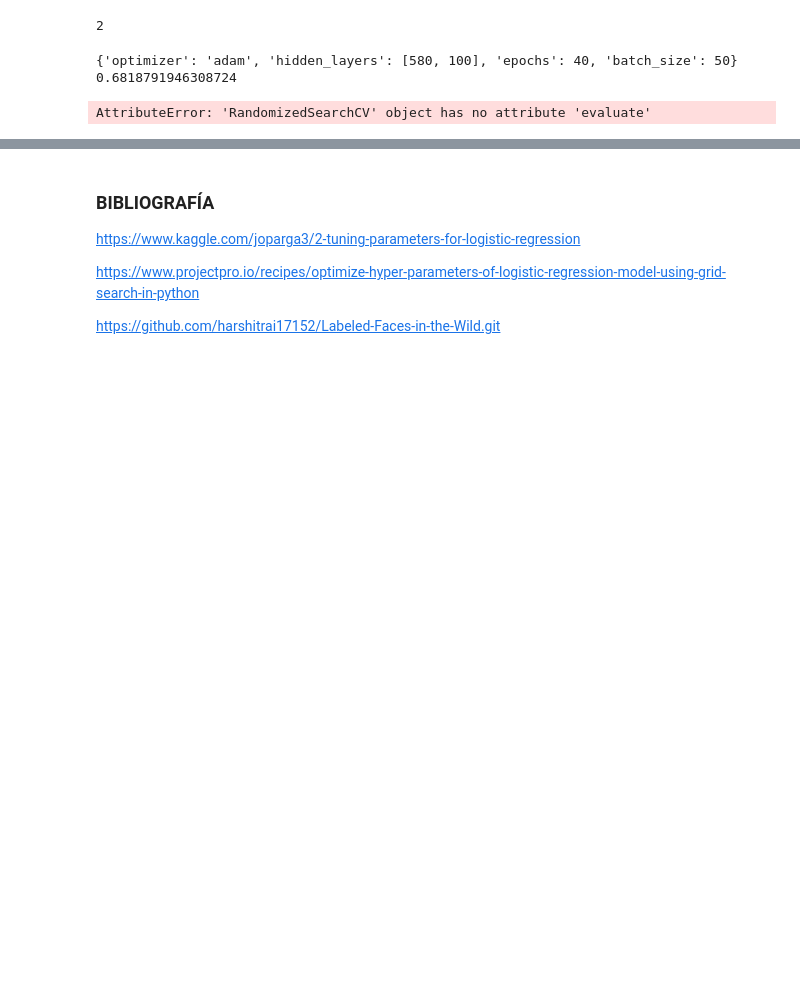
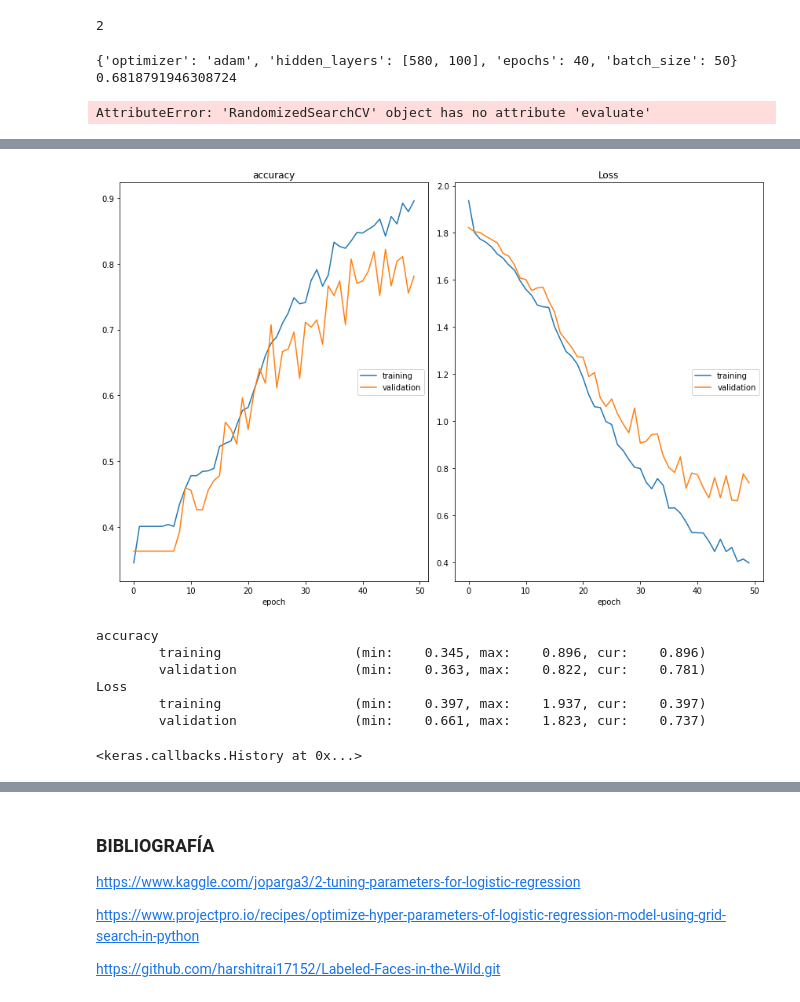
Before and after one commit to jega1228/Analisis_avanzado_Datos, a Jupyter notebook: P1 - MAAD 2 - Imagenes - NN.ipynb, the cells around one changed output, grey strips where cells are left out. Cells and saved outputs as stored; diff of their text form; code cells hidden in the pictures; blank space fills up the shorter version.

```diff
--- a/P1 - MAAD 2 - Imagenes - NN.ipynb
+++ b/P1 - MAAD 2 - Imagenes - NN.ipynb
@@ -222,0 +229,4 @@ AttributeError: 'RandomizedSearchCV' object has no attribute 'evaluate'
+# %%
+# DataSet : “Labeled Faces in the Wild”
+min_faces_per_person = 60 # número mínimo de fotos por personaje para filtrar la base
+resize=0.5 # Número de define la calidad de las imágenes
@@ -222,0 +256,24 @@ AttributeError: 'RandomizedSearchCV' object has no attribute 'evaluate'
+# %%
+# split into a training and testing set
+X_train_image, X_test_image, y_train_labels, y_test_labels = train_test_split(X, y, test_size=0.20, random_state=42)
+n_train=X_train_image.shape[0]
+n_test=X_test_image.shape[0]
+
+# Transformación
+X_train_image = X_train_image.reshape((n_train, W * H))
+X_train_image = X_train_image.astype('float32') / 255
+X_test_image = X_test_image.reshape((n_test, W * H))
+X_test_image = X_test_image.astype('float32') / 255
+
+# Categorización
+y_train_labels = to_categorical(y_train_labels)
+y_test_labels = to_categorical(y_test_labels)
+# %%
+# model compilation
+K.clear_session()
+model_1 = models.Sequential()
+model_1.add(layers.Dense(570, activation='relu', input_shape=(W * H,)))
+model_1.add(layers.Dense(95, activation='sigmoid'))
+model_1.add(layers.Dense(classes, activation='softmax'))
+model_1.compile(optimizer='adam',loss='categorical_crossentropy',metrics=['accuracy'])
+model_1.summary()
@@ -222,0 +295,17 @@ AttributeError: 'RandomizedSearchCV' object has no attribute 'evaluate'
+# %%
+# fit model
+size = 128 # Tamaño de la ventana
+epoc = 50 # Número de épocas
+
+#model_1.fit(X_train_image, y_train_labels, epochs=epoc, batch_size=size)
+model_1.fit(X_train_image, y_train_labels, validation_data=(X_test_image, y_test_labels), \
+            epochs=epoc, batch_size=size, verbose=1, callbacks=[PlotLossesKeras()])
+# %% [output]
+[figure, added]
+accuracy
+        training                 (min:    0.345, max:    0.896, cur:    0.896)
+        validation               (min:    0.363, max:    0.822, cur:    0.781)
+Loss
+        training                 (min:    0.397, max:    1.937, cur:    0.397)
+        validation               (min:    0.661, max:    1.823, cur:    0.737)
+<keras.callbacks.History at 0x...>
```
Also changed, not shown: parts of 14 cells of this notebook.
